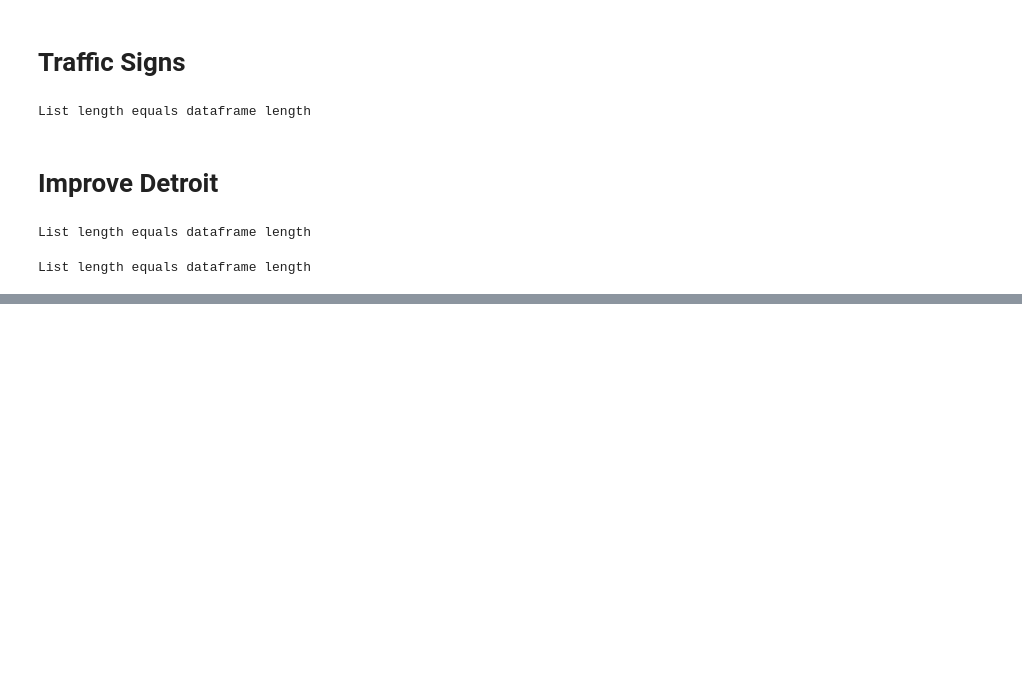
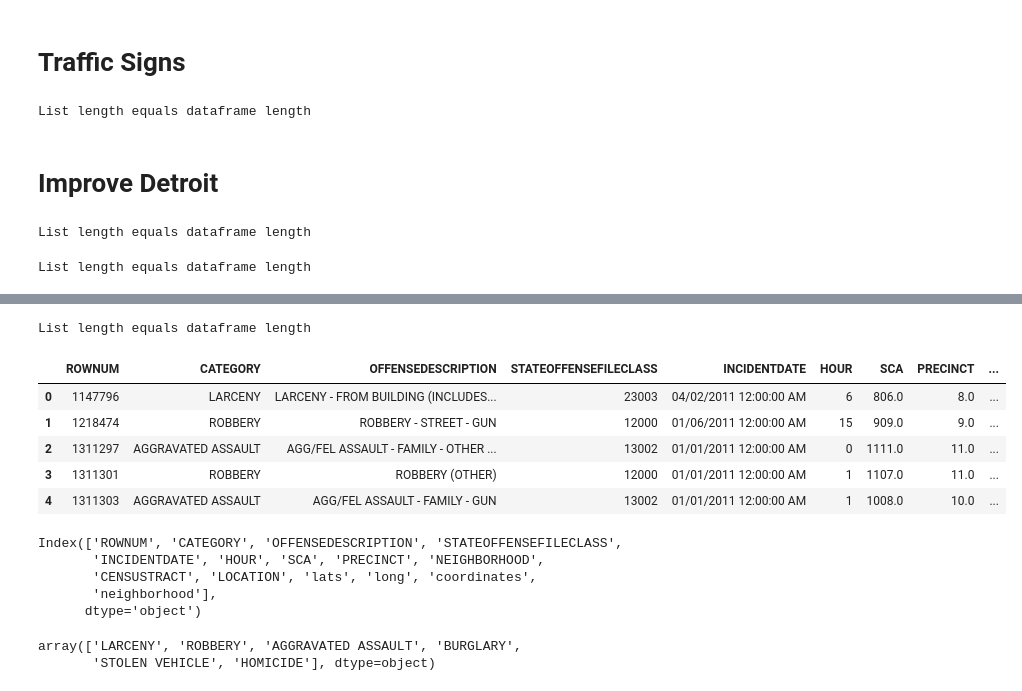
Before and after one commit to nss2108/Detroit-Capstone, a Jupyter notebook: Data Cleaning notebook.ipynb, the cells around one changed output, grey strips where cells are left out. Saved outputs shown, nothing was run; the diff lists cells and outputs as text; code cells hidden in the pictures; blank space fills up the shorter version.

```diff
--- a/Data Cleaning notebook.ipynb
+++ b/Data Cleaning notebook.ipynb
@@ -626,0 +917,53 @@ improveall.to_csv("improveall.csv")
+# %%
+maj.long=maj.long.astype(float)
+maj.lats=maj.lats.astype(float)
+maj=maj[maj.long.notnull()]
+# %%
+lats=[]
+lons=[]
+for i in maj.lats:
+    if i == "None":
+        lats.append(np.nan)
+    else:
+        try:
+            i=float(i)
+            lats.append(i)
+        except ValueError:
+            lats.append(np.nan)
+for x in maj.long:
+    try:
+        x=float(x)
+        lons.append(x)
+    except ValueError:
+        lons.append(np.nan)
+coords=list(zip(lons,lats))
+maj["coordinates"]=coords
+maj.coordinates=maj.coordinates.apply(Point)
+# %%
+res=nhoodfind(maj.coordinates)
+# %% [output]
+List length equals dataframe length
+# %%
+maj["neighborhood"]=res
+# %%
+maj.head()
+# %% [output]
+|  | ROWNUM | CATEGORY | OFFENSEDESCRIPTION | STATEOFFENSEFILECLASS | INCIDENTDATE | HOUR | SCA | PRECINCT | ... |
+| 0 | 1147796 | LARCENY | LARCENY - FROM BUILDING (INCLUDES... | 23003 | 04/02/2011 12:00:00 AM | 6 | 806.0 | 8.0 | ... |
+| 1 | 1218474 | ROBBERY | ROBBERY - STREET - GUN | 12000 | 01/06/2011 12:00:00 AM | 15 | 909.0 | 9.0 | ... |
+| 2 | 1311297 | AGGRAVATED ASSAULT | AGG/FEL ASSAULT - FAMILY - OTHER ... | 13002 | 01/01/2011 12:00:00 AM | 0 | 1111.0 | 11.0 | ... |
+| 3 | 1311301 | ROBBERY | ROBBERY (OTHER) | 12000 | 01/01/2011 12:00:00 AM | 1 | 1107.0 | 11.0 | ... |
+| 4 | 1311303 | AGGRAVATED ASSAULT | AGG/FEL ASSAULT - FAMILY - GUN | 13002 | 01/01/2011 12:00:00 AM | 1 | 1008.0 | 10.0 | ... |
+# %%
+maj.columns
+# %% [output]
+Index(['ROWNUM', 'CATEGORY', 'OFFENSEDESCRIPTION', 'STATEOFFENSEFILECLASS',
+       'INCIDENTDATE', 'HOUR', 'SCA', 'PRECINCT', 'NEIGHBORHOOD',
+       'CENSUSTRACT', 'LOCATION', 'lats', 'long', 'coordinates',
+       'neighborhood'],
+      dtype='object')
+# %%
+maj.CATEGORY.unique()
+# %% [output]
+array(['LARCENY', 'ROBBERY', 'AGGRAVATED ASSAULT', 'BURGLARY',
+       'STOLEN VEHICLE', 'HOMICIDE'], dtype=object)
```
Also changed, not shown: parts of 69 cells of this notebook, 1 other file.
